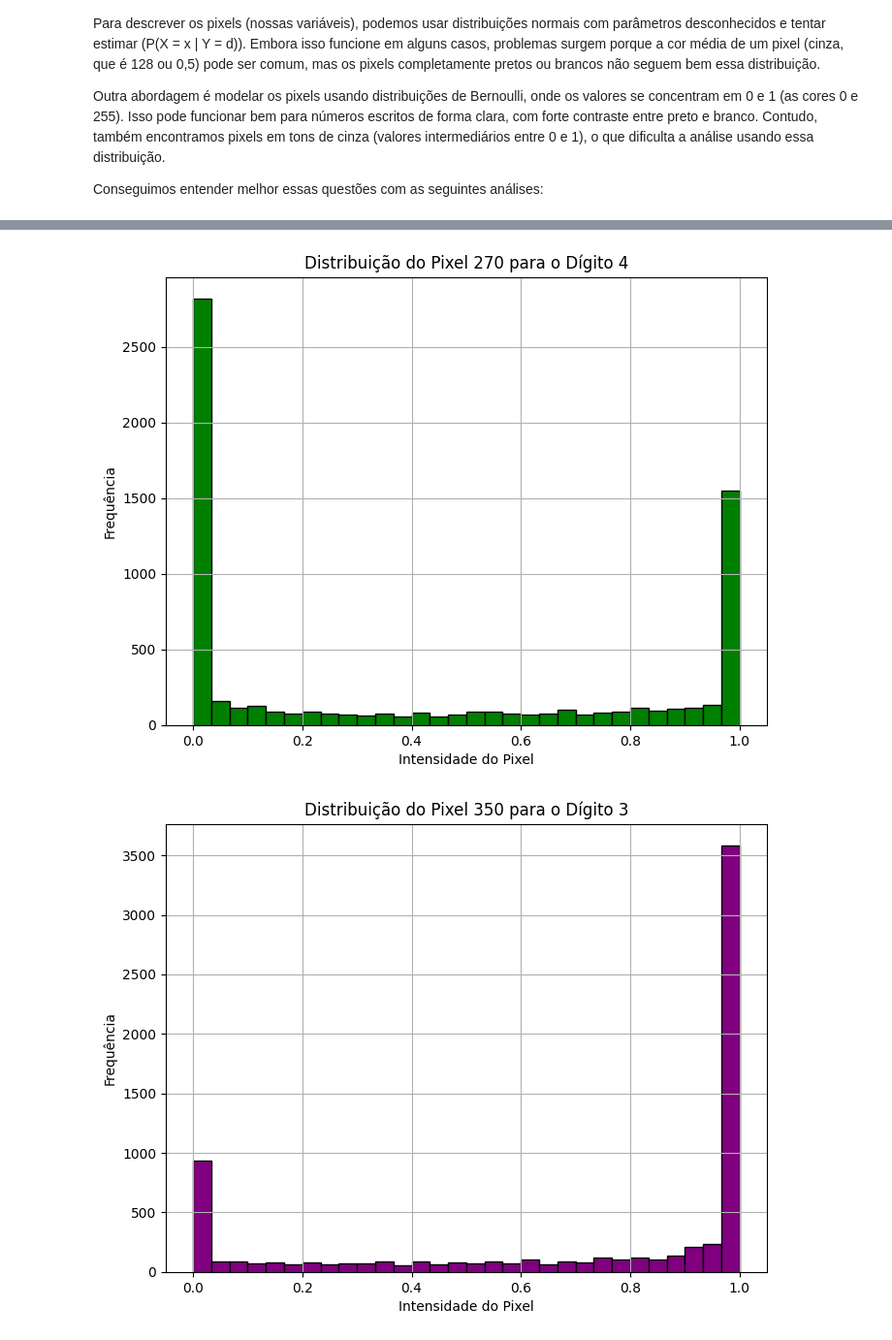
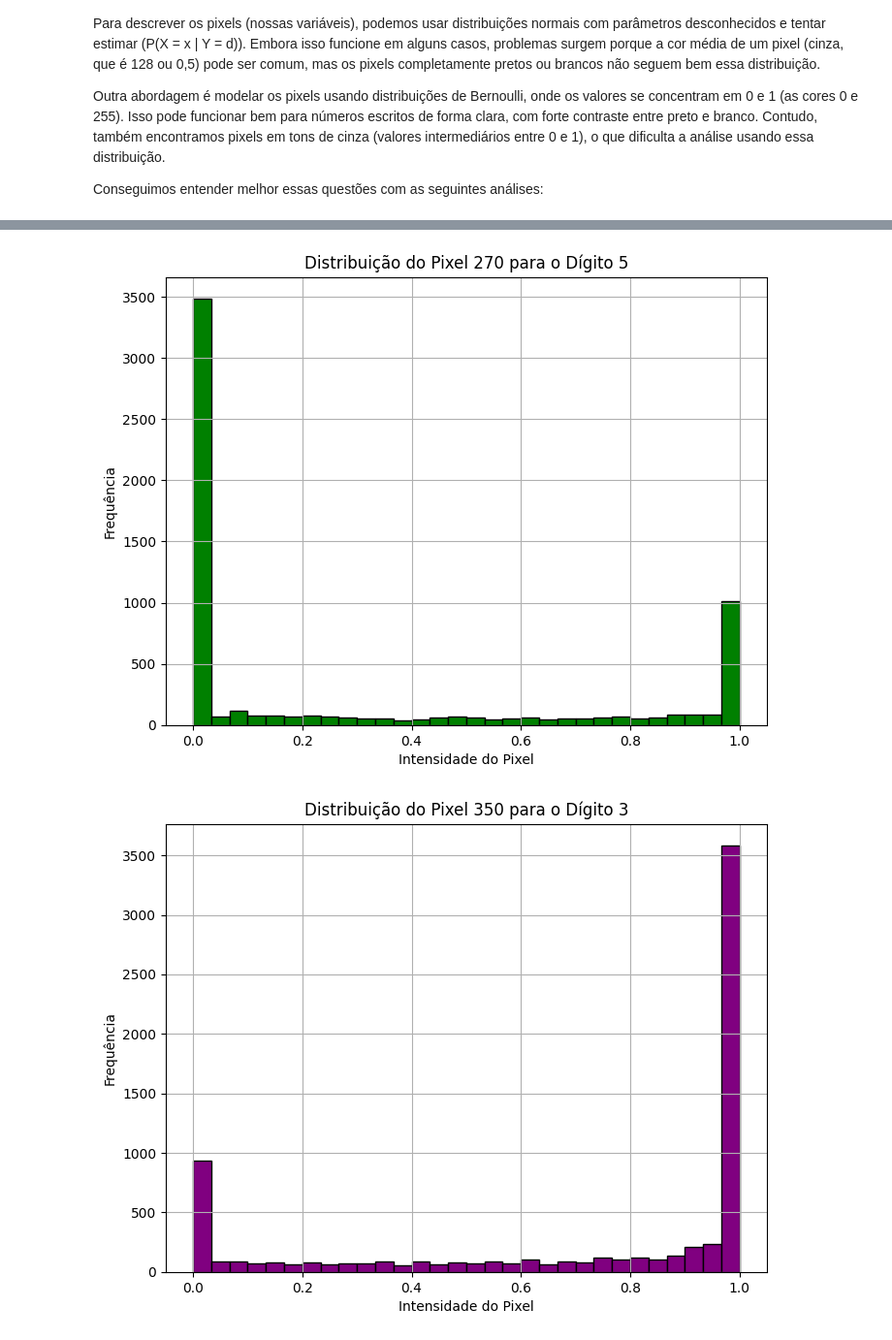
Before and after one commit to milton-salgado/estatistica-e-probabilidade, a Jupyter notebook: projetos/projeto_03.ipynb, the cells around one changed output, grey strips where cells are left out. Shown at 97% size. Drawn from its saved outputs; the diff is of its cells as text; code cells hidden in the pictures.

```diff
--- a/projetos/projeto_03.ipynb
+++ b/projetos/projeto_03.ipynb
@@ -373,20 +373,20 @@ plt.show()
 # %%
-# Testando novamente o dígito 4, mas agora no píxel 270
+# Testando novamente o dígito 5, mas agora no píxel 270
 
 # Definindo o dígito e o pixel a serem analisados
-dig = 4
+dig = 5
 pixel = 270
 
 # Plotando o histograma para o pixel específico do dígito selecionado
 plt.figure(figsize=(8, 6))
 plt.hist(X[y == str(dig)]['pixel' + str(pixel)], bins=30, color='green', edgecolor='black')
 plt.title(f'Distribuição do Pixel {pixel} para o Dígito {dig}')
 plt.xlabel('Intensidade do Pixel')
 plt.ylabel('Frequência')
 plt.grid(True)
 plt.show()
 # %% [output]
-[figure, old version]
+[figure, new version]
 # %%
 # Distribuição mais próxima da Bernoulli para o dígito 3 no píxel 350
 
```
Also changed, not shown: parts of 14 cells of this notebook.
